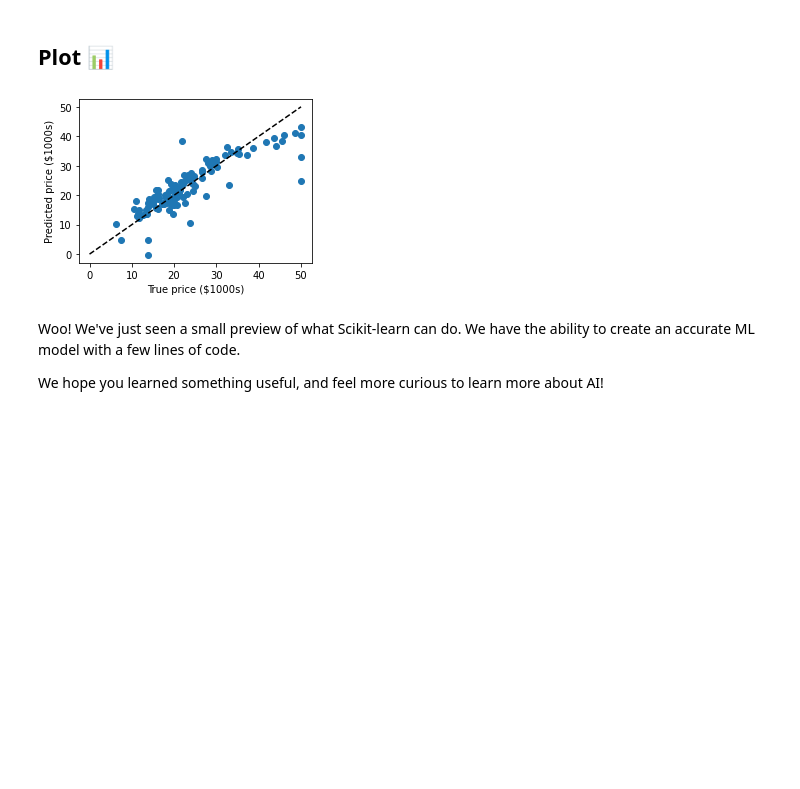
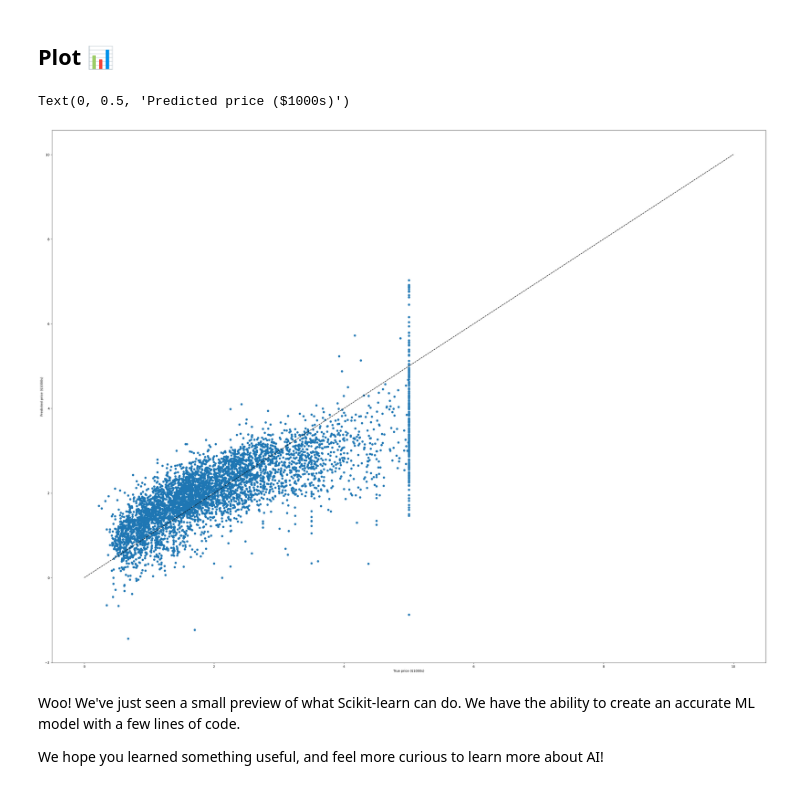
Before and after one commit to pawelplaszczyca/Fundamentals-of-Machine-Learning, a Jupyter notebook: ex0 - numpy, pandas, matplotlib.ipynb, the cells around one changed output. Saved outputs shown, nothing was run; the diff lists cells and outputs as text; code cells hidden in the pictures; blank space fills up the shorter version.

```diff
--- a/ex0 - numpy, pandas, matplotlib.ipynb
+++ b/ex0 - numpy, pandas, matplotlib.ipynb
@@ -735,8 +749,8 @@ We'll create a small model that predicts the relationship between expected and t
 # %%
 from sklearn.model_selection import train_test_split
 from sklearn.linear_model import LinearRegression
-from sklearn.datasets import load_boston
-data = load_boston()
+from sklearn.datasets import fetch_california_housing
+data = fetch_california_housing()
 # %% [markdown]
 #### What is this data?
 # %%
@@ -783,15 +797,16 @@ expected = y_test
 # %% [markdown]
 ## Plot 📊
 # %%
-plt.figure(figsize=(4, 3))
+plt.figure(figsize=(40, 30))
 plt.scatter(expected, predicted)
-plt.plot([0, 50], [0, 50], '--k')
+plt.plot([0, 10], [0, 10], '--k')
 plt.axis('tight')
 plt.xlabel('True price ($1000s)')
 plt.ylabel('Predicted price ($1000s)')
 plt.tight_layout()
 # %% [output]
+Text(0, 0.5, 'Predicted price ($1000s)')
-[figure, old version]
+[figure, new version]
 # %% [markdown]
 Woo! We've just seen a small preview of what Scikit-learn can do. We have the ability to create an accurate ML model with a few lines of code.
 
```
Also changed, not shown: parts of 7 cells of this notebook.
